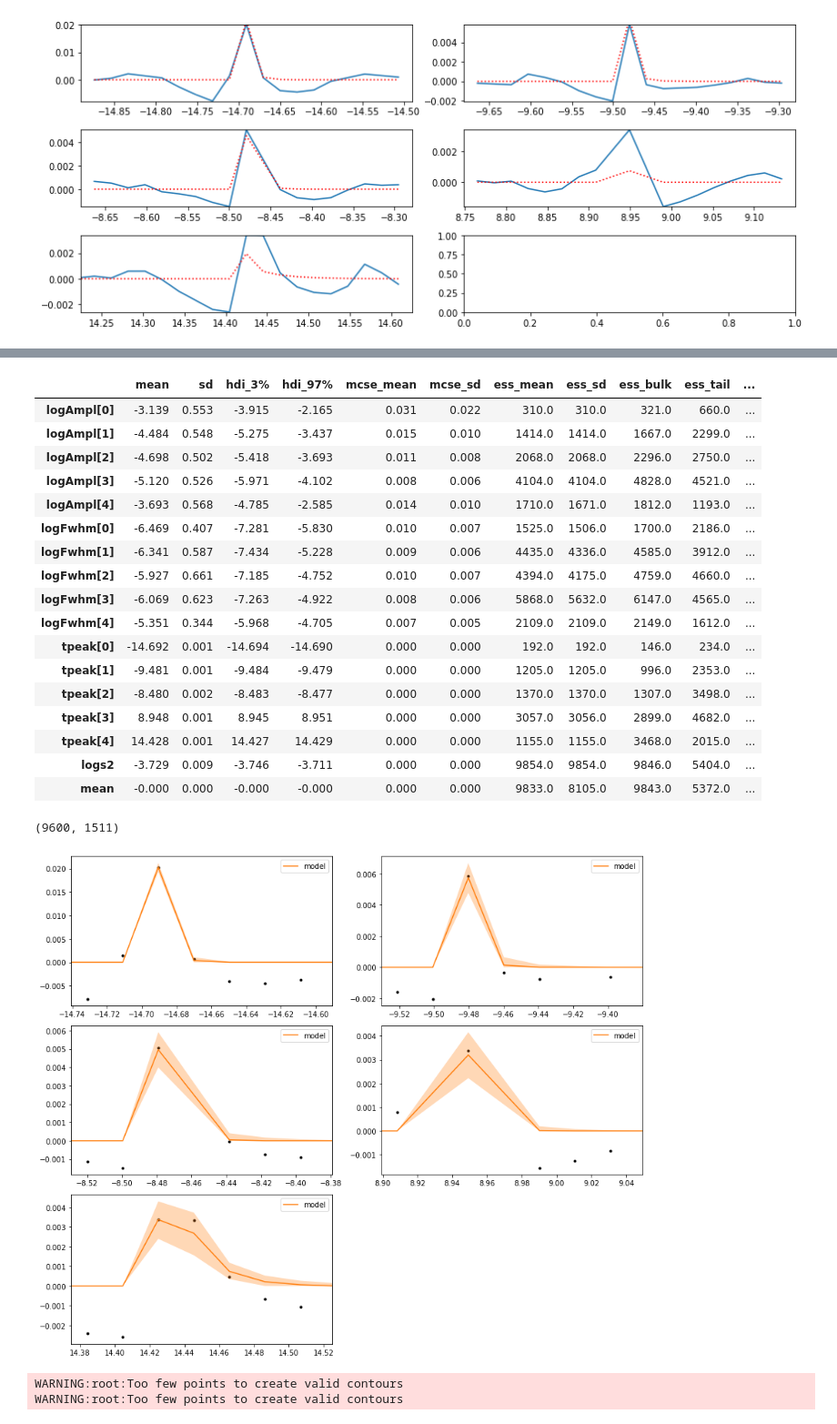
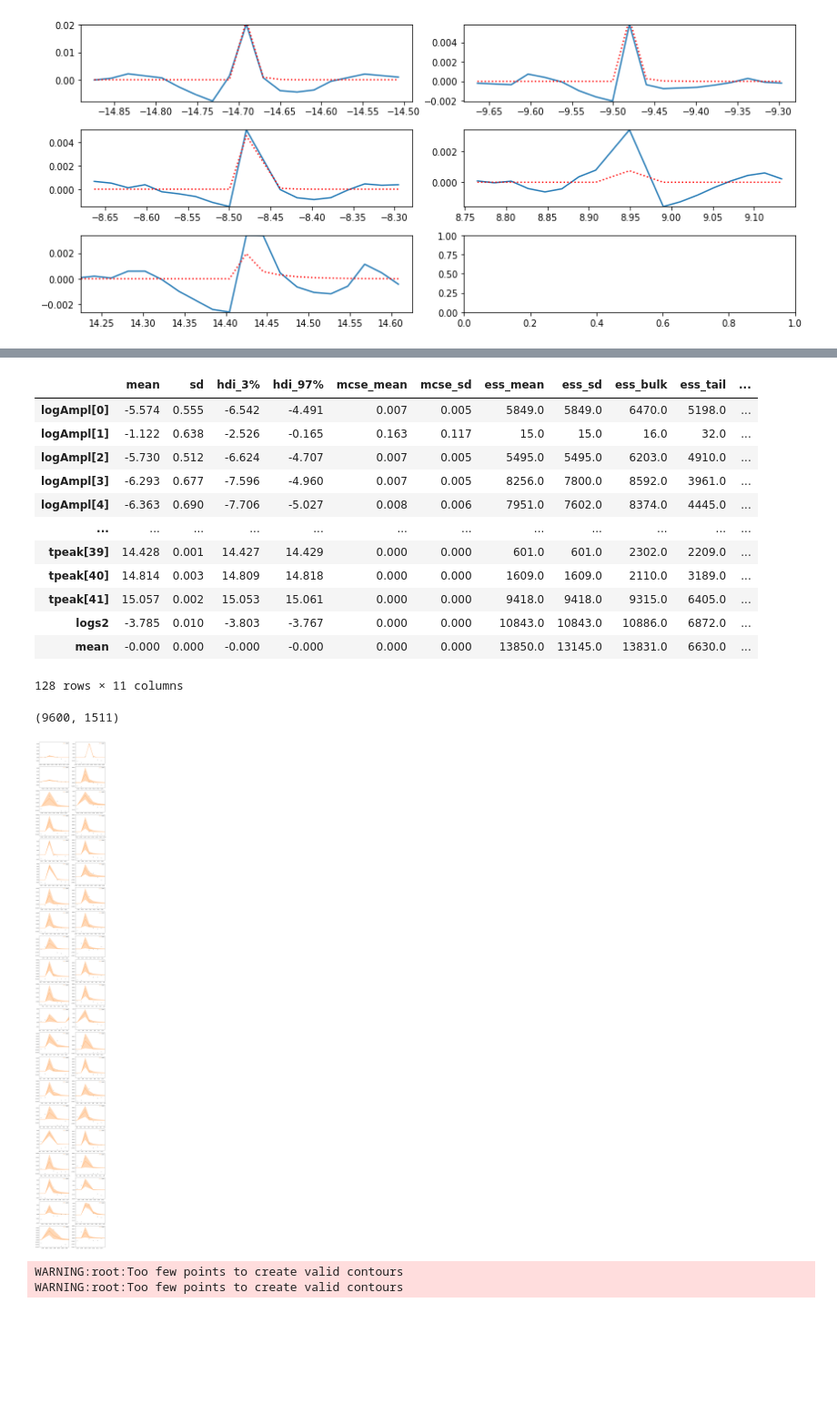
Before and after one commit to exoclam/epic-246301900, a Jupyter notebook: xoflares-epic246301900-pre-flare-gp.ipynb, the cells around one changed output, grey strips where cells are left out. Shown at 91% size. Drawn from its saved outputs; the diff is of its cells as text; code cells hidden in the pictures; blank space fills up the shorter version.

```diff
--- a/xoflares-epic246301900-pre-flare-gp.ipynb
+++ b/xoflares-epic246301900-pre-flare-gp.ipynb
@@ -265,7 +265,7 @@ Name: PDCSAP_FLUX_ERR, Length: 1511, dtype: float32
 def find_flares(lc):
 
     # find some flares
-    mflare = resid < 3.5 * np.sqrt(np.mean(resid**2))
+    mflare = resid < 1.5 * np.sqrt(np.mean(resid**2))
     #lc.CADENCENO = lc.CADENCENO
     cads = lc.CADENCENO - list(lc.CADENCENO)[0] # index at 0
     ref_time = calculate_ref_time(lc)
@@ -526,9 +527,9 @@ with pm.Model() as model:
     pm.Deterministic("flare_lc", flare_lc)
     pm.Normal("obs", mu=flare_lc + mean, sd=tt.exp(2*logs2), observed=y)
 
-    map_soln = xo.optimize(start=model.test_point, vars=[fwhm, mean])
-    map_soln = xo.optimize(start=map_soln, vars=[ampl, mean])
-    map_soln = xo.optimize(start=map_soln, vars=[fwhm, ampl])
+    map_soln = xo.optimize(start=model.test_point, vars=[1/fwhm, mean])
+    map_soln = xo.optimize(start=map_soln, vars=[1/ampl, mean])
+    map_soln = xo.optimize(start=map_soln, vars=[1/fwhm, 1/ampl])
     map_soln = xo.optimize(start=map_soln, vars=[tpeak])
 
     approx = pm.MeanField(start=map_soln)
@@ -609,23 +622,18 @@ The estimated number of effective samples is smaller than 200 for some parameter
 pm.summary(trace, varnames= ['logAmpl', 'logFwhm', 'tpeak', 'logs2', 'mean'], )
 # %% [output]
 |  | mean | sd | hdi_3% | hdi_97% | mcse_mean | mcse_sd | ess_mean | ess_sd | ess_bulk | ess_tail | ... |
-| logAmpl[0] | -3.139 | 0.553 | -3.915 | -2.165 | 0.031 | 0.022 | 310.0 | 310.0 | 321.0 | 660.0 | ... |
-| logAmpl[1] | -4.484 | 0.548 | -5.275 | -3.437 | 0.015 | 0.010 | 1414.0 | 1414.0 | 1667.0 | 2299.0 | ... |
-| logAmpl[2] | -4.698 | 0.502 | -5.418 | -3.693 | 0.011 | 0.008 | 2068.0 | 2068.0 | 2296.0 | 2750.0 | ... |
-| logAmpl[3] | -5.120 | 0.526 | -5.971 | -4.102 | 0.008 | 0.006 | 4104.0 | 4104.0 | 4828.0 | 4521.0 | ... |
-| logAmpl[4] | -3.693 | 0.568 | -4.785 | -2.585 | 0.014 | 0.010 | 1710.0 | 1671.0 | 1812.0 | 1193.0 | ... |
-| logFwhm[0] | -6.469 | 0.407 | -7.281 | -5.830 | 0.010 | 0.007 | 1525.0 | 1506.0 | 1700.0 | 2186.0 | ... |
-| logFwhm[1] | -6.341 | 0.587 | -7.434 | -5.228 | 0.009 | 0.006 | 4435.0 | 4336.0 | 4585.0 | 3912.0 | ... |
-| logFwhm[2] | -5.927 | 0.661 | -7.185 | -4.752 | 0.010 | 0.007 | 4394.0 | 4175.0 | 4759.0 | 4660.0 | ... |
-| logFwhm[3] | -6.069 | 0.623 | -7.263 | -4.922 | 0.008 | 0.006 | 5868.0 | 5632.0 | 6147.0 | 4565.0 | ... |
-| logFwhm[4] | -5.351 | 0.344 | -5.968 | -4.705 | 0.007 | 0.005 | 2109.0 | 2109.0 | 2149.0 | 1612.0 | ... |
-| tpeak[0] | -14.692 | 0.001 | -14.694 | -14.690 | 0.000 | 0.000 | 192.0 | 192.0 | 146.0 | 234.0 | ... |
-| tpeak[1] | -9.481 | 0.001 | -9.484 | -9.479 | 0.000 | 0.000 | 1205.0 | 1205.0 | 996.0 | 2353.0 | ... |
-| tpeak[2] | -8.480 | 0.002 | -8.483 | -8.477 | 0.000 | 0.000 | 1370.0 | 1370.0 | 1307.0 | 3498.0 | ... |
-| tpeak[3] | 8.948 | 0.001 | 8.945 | 8.951 | 0.000 | 0.000 | 3057.0 | 3056.0 | 2899.0 | 4682.0 | ... |
-| tpeak[4] | 14.428 | 0.001 | 14.427 | 14.429 | 0.000 | 0.000 | 1155.0 | 1155.0 | 3468.0 | 2015.0 | ... |
-| logs2 | -3.729 | 0.009 | -3.746 | -3.711 | 0.000 | 0.000 | 9854.0 | 9854.0 | 9846.0 | 5404.0 | ... |
-| mean | -0.000 | 0.000 | -0.000 | -0.000 | 0.000 | 0.000 | 9833.0 | 8105.0 | 9843.0 | 5372.0 | ... |
+| logAmpl[0] | -5.574 | 0.555 | -6.542 | -4.491 | 0.007 | 0.005 | 5849.0 | 5849.0 | 6470.0 | 5198.0 | ... |
+| logAmpl[1] | -1.122 | 0.638 | -2.526 | -0.165 | 0.163 | 0.117 | 15.0 | 15.0 | 16.0 | 32.0 | ... |
+| logAmpl[2] | -5.730 | 0.512 | -6.624 | -4.707 | 0.007 | 0.005 | 5495.0 | 5495.0 | 6203.0 | 4910.0 | ... |
+| logAmpl[3] | -6.293 | 0.677 | -7.596 | -4.960 | 0.007 | 0.005 | 8256.0 | 7800.0 | 8592.0 | 3961.0 | ... |
+| logAmpl[4] | -6.363 | 0.690 | -7.706 | -5.027 | 0.008 | 0.006 | 7951.0 | 7602.0 | 8374.0 | 4445.0 | ... |
+| ... | ... | ... | ... | ... | ... | ... | ... | ... | ... | ... | ... |
+| tpeak[39] | 14.428 | 0.001 | 14.427 | 14.429 | 0.000 | 0.000 | 601.0 | 601.0 | 2302.0 | 2209.0 | ... |
+| tpeak[40] | 14.814 | 0.003 | 14.809 | 14.818 | 0.000 | 0.000 | 1609.0 | 1609.0 | 2110.0 | 3189.0 | ... |
+| tpeak[41] | 15.057 | 0.002 | 15.053 | 15.061 | 0.000 | 0.000 | 9418.0 | 9418.0 | 9315.0 | 6405.0 | ... |
+| logs2 | -3.785 | 0.010 | -3.803 | -3.767 | 0.000 | 0.000 | 10843.0 | 10843.0 | 10886.0 | 6872.0 | ... |
+| mean | -0.000 | 0.000 | -0.000 | -0.000 | 0.000 | 0.000 | 13850.0 | 13145.0 | 13831.0 | 6630.0 | ... |
+128 rows × 11 columns
 # %%
 trace['flare_lc'].shape
 # %% [output]
@@ -633,28 +641,27 @@ trace['flare_lc'].shape
 # %%
 flc =  np.percentile(trace['flare_lc'], [5, 50, 95], axis=0)
 fig, axes = plt.subplots(ncols=2, nrows=np.ceil(npeaks/2).astype(int), figsize=[12,npeaks*2])
 #fig.text(-0.05, 0.5, 'Normalized flux', va='center', rotation='vertical')
 #fig.text(-0.05, 0.5, 'Normalized time', ha='center')
 
 axes = axes.flatten()
 for i in range(npeaks):
     timemask = (x >= tpeaks[i]-0.2) & (x < tpeaks[i]+0.2)
     ax = axes[i]
     ax.plot(x[timemask], y[timemask], '.k')
     ax.plot(x[timemask], flc[1][timemask], color="C1", label="model")
     art = ax.fill_between(x[timemask], flc[0][timemask],
                           flc[2][timemask], color="C1", alpha=0.3,
                                zorder=1000)
     art.set_edgecolor("none")
     ax.set_xlim(tpeaks[i]-0.05, tpeaks[i]+0.1)
     #ax.set_ylim(np.min(y[timemask]) - 1, 1000 + np.max(y[timemask]))
     ax.legend()
 
-fig.delaxes(axes[5])
 fig.tight_layout()
 fig.savefig('flare-model-preflare.png')
 # %% [output]
-[figure, old version]
+[figure, new version]
 # %%
 # save out to combine with other two set of flares
 #pd.Series(flc[1]).to_csv('pre-flare-flares.csv', index=False)
```
Also changed, not shown: parts of 9 cells of this notebook, 1 other file.
